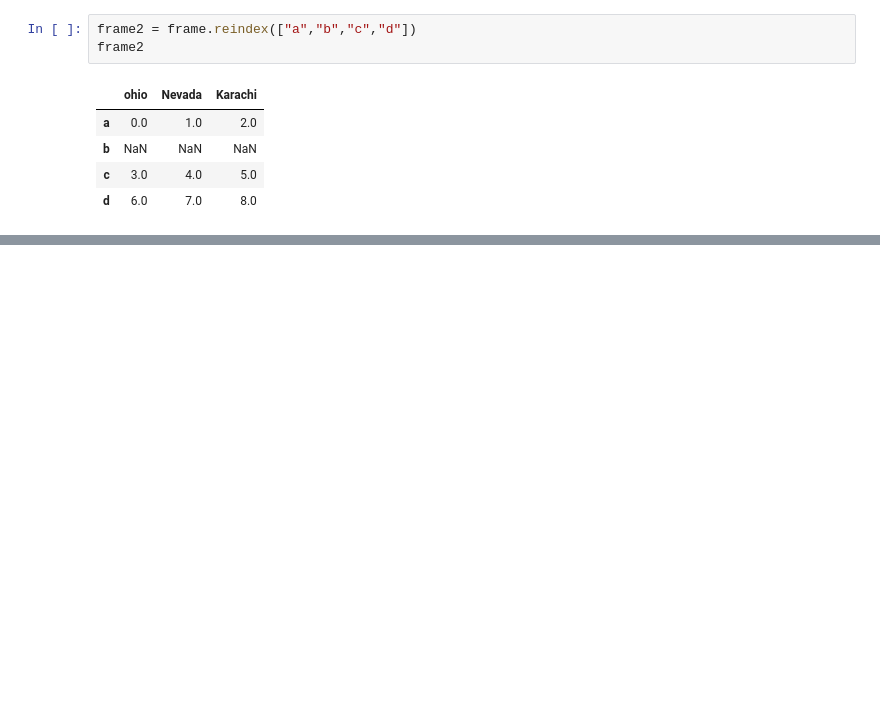
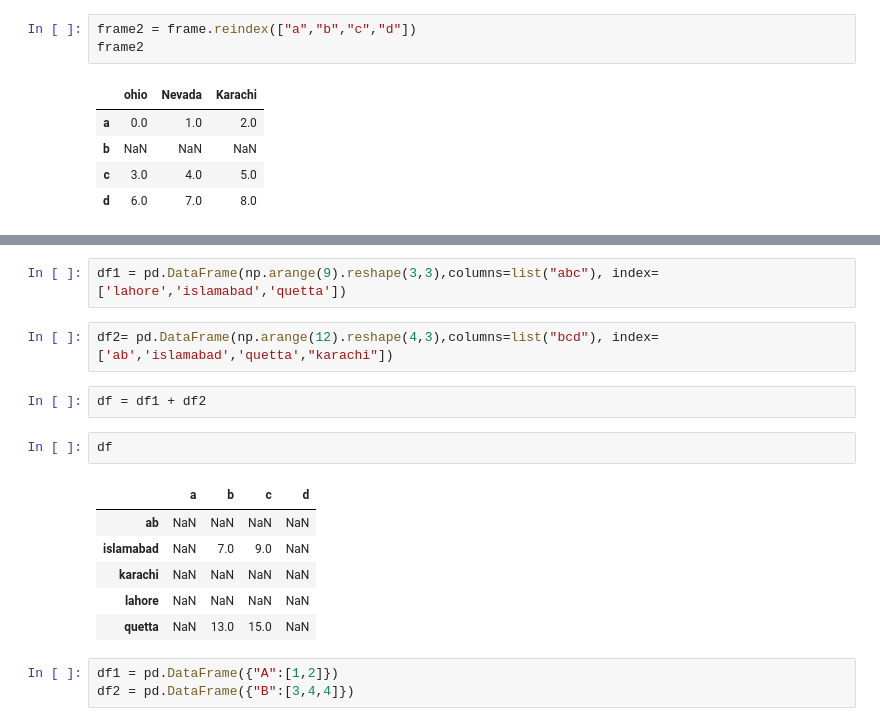
Before and after one commit to SaadUrRehmanBaig/piaicQuater2, a Jupyter notebook: PIAIC 4.ipynb, the cells around one changed output, grey strips where cells are left out. Drawn from its saved outputs; the diff is of its cells as text; blank space fills up the shorter version.

```diff
--- a/PIAIC 4.ipynb
+++ b/PIAIC 4.ipynb
@@ -116,0 +238,18 @@ frame2
+# %%
+df1 = pd.DataFrame(np.arange(9).reshape(3,3),columns=list("abc"), index= ['lahore','islamabad','quetta'])
+# %%
+df2= pd.DataFrame(np.arange(12).reshape(4,3),columns=list("bcd"), index= ['ab','islamabad','quetta',"karachi"])
+# %%
+df = df1 + df2
+# %%
+df
+# %% [output]
+|  | a | b | c | d |
+| ab | NaN | NaN | NaN | NaN |
+| islamabad | NaN | 7.0 | 9.0 | NaN |
+| karachi | NaN | NaN | NaN | NaN |
+| lahore | NaN | NaN | NaN | NaN |
+| quetta | NaN | 13.0 | 15.0 | NaN |
+# %%
+df1 = pd.DataFrame({"A":[1,2]})
+df2 = pd.DataFrame({"B":[3,4,4]})
```
Also changed, not shown: parts of 27 cells of this notebook.
